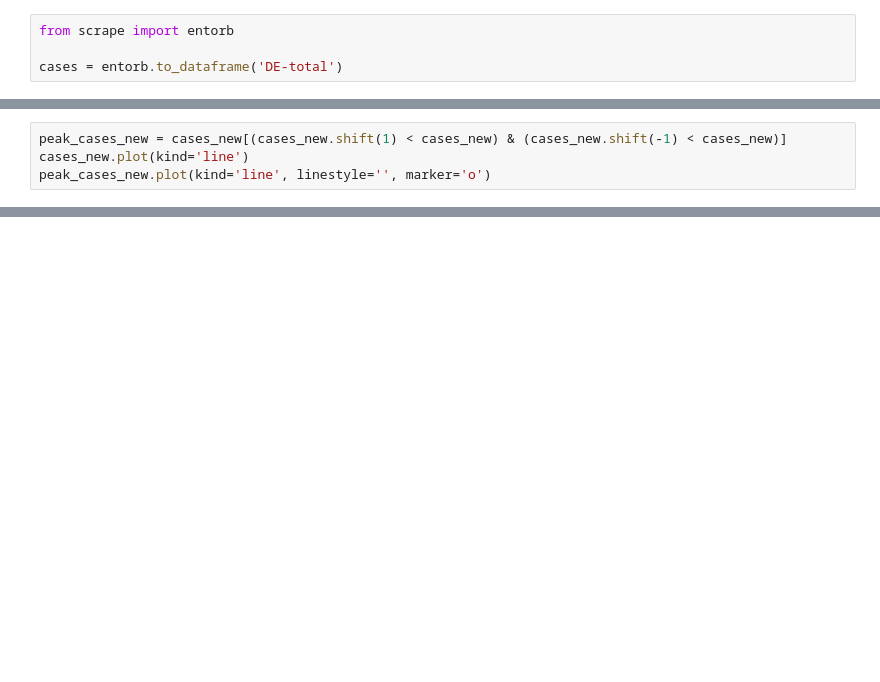
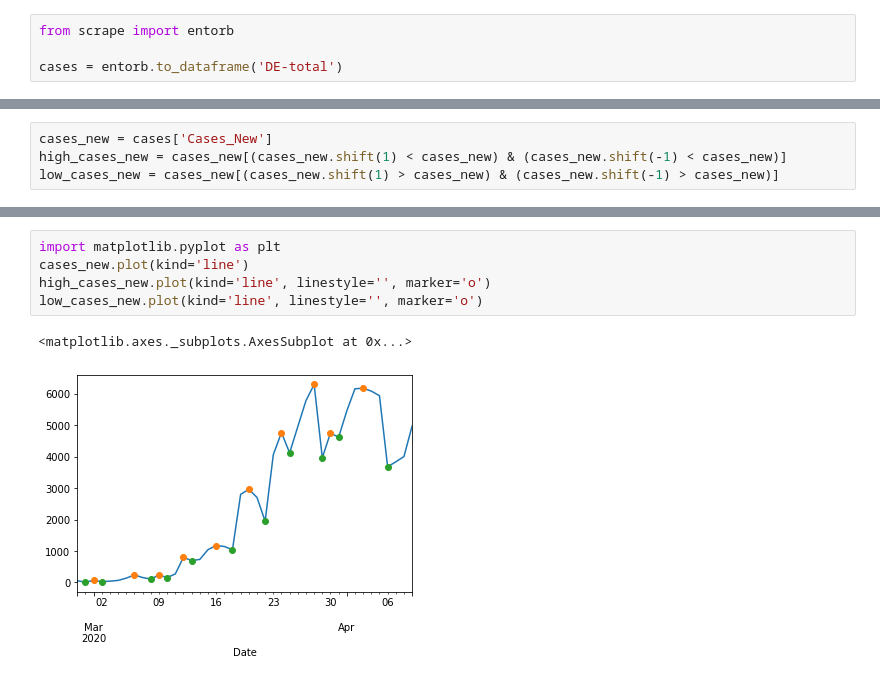
Before and after one commit to pschwede/covid19plots, a Jupyter notebook: topst_headlines.ipynb, the cells around one changed output, grey strips where cells are left out. Saved outputs shown, nothing was run; the diff lists cells and outputs as text; blank space fills up the shorter version.

```diff
--- a/topst_headlines.ipynb
+++ b/topst_headlines.ipynb
@@ -21,4 +9,4 @@ cases_new = cases['Cases_New']
 # %%
-peak_cases_new = cases_new[(cases_new.shift(1) < cases_new) & (cases_new.shift(-1) < cases_new)]
-cases_new.plot(kind='line')
-peak_cases_new.plot(kind='line', linestyle='', marker='o')
+cases_new = cases['Cases_New']
+high_cases_new = cases_new[(cases_new.shift(1) < cases_new) & (cases_new.shift(-1) < cases_new)]
+low_cases_new = cases_new[(cases_new.shift(1) > cases_new) & (cases_new.shift(-1) > cases_new)]
@@ -57,0 +13,8 @@ created_at
+# %%
+import matplotlib.pyplot as plt
+cases_new.plot(kind='line')
+high_cases_new.plot(kind='line', linestyle='', marker='o')
+low_cases_new.plot(kind='line', linestyle='', marker='o')
+# %% [output]
+<matplotlib.axes._subplots.AxesSubplot at 0x...>
+[figure, added]
```
Also changed, not shown: parts of 13 cells of this notebook, 1 other file.
